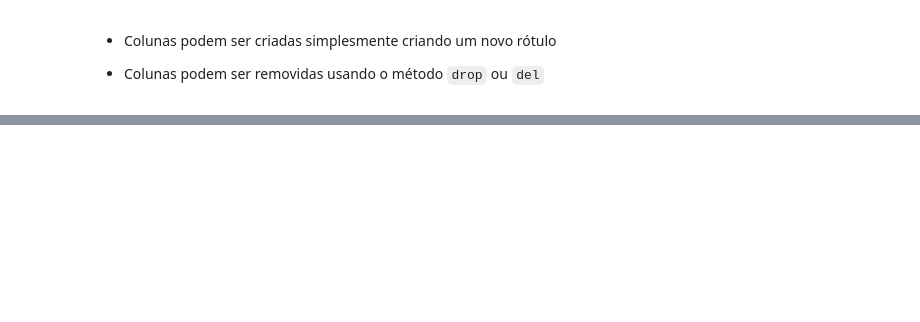
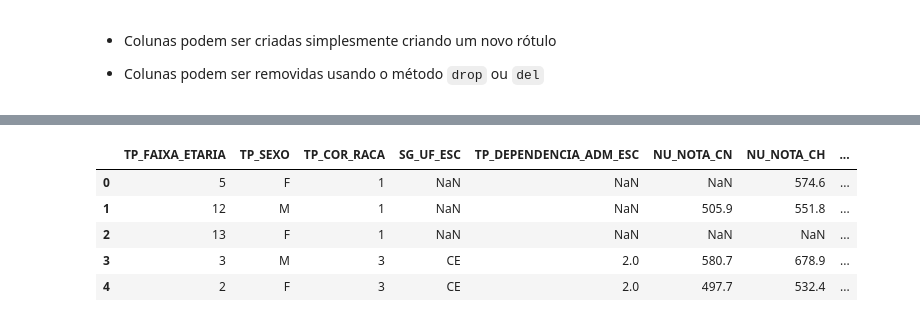
Before and after one commit to romulovieira777/Analise_Exploratoria_de_Dados_com_Python, a Jupyter notebook: Modulo_01_Introducao/Python_Code/01_Analise_Exploratoria_de_Dados.ipynb, the cells around one changed output, grey strips where cells are left out. Drawn from its saved outputs; the diff is of its cells as text; code cells hidden in the pictures; blank space fills up the shorter version.

```diff
--- a/Modulo_01_Introducao/Python_Code/01_Analise_Exploratoria_de_Dados.ipynb
+++ b/Modulo_01_Introducao/Python_Code/01_Analise_Exploratoria_de_Dados.ipynb
@@ -491,0 +858,11 @@ memory usage: 224.0+ bytes
+# %%
+var = ['TP_FAIXA_ETARIA', 'TP_SEXO', 'TP_COR_RACA', 'SG_UF_ESC', 'TP_DEPENDENCIA_ADM_ESC', 'NU_NOTA_CN', 'NU_NOTA_CH', 'NU_NOTA_LC', 'NU_NOTA_MT', 'NU_NOTA_REDACAO', 'Q006', 'Q022', 'Q024', 'Q025']
+# %%
+enem_df[var].head()
+# %% [output]
+|  | TP_FAIXA_ETARIA | TP_SEXO | TP_COR_RACA | SG_UF_ESC | TP_DEPENDENCIA_ADM_ESC | NU_NOTA_CN | NU_NOTA_CH | ... |
+| 0 | 5 | F | 1 | NaN | NaN | NaN | 574.6 | ... |
+| 1 | 12 | M | 1 | NaN | NaN | 505.9 | 551.8 | ... |
+| 2 | 13 | F | 1 | NaN | NaN | NaN | NaN | ... |
+| 3 | 3 | M | 3 | CE | 2.0 | 580.7 | 678.9 | ... |
+| 4 | 2 | F | 3 | CE | 2.0 | 497.7 | 532.4 | ... |
```
Also changed, not shown: parts of 40 cells of this notebook.
